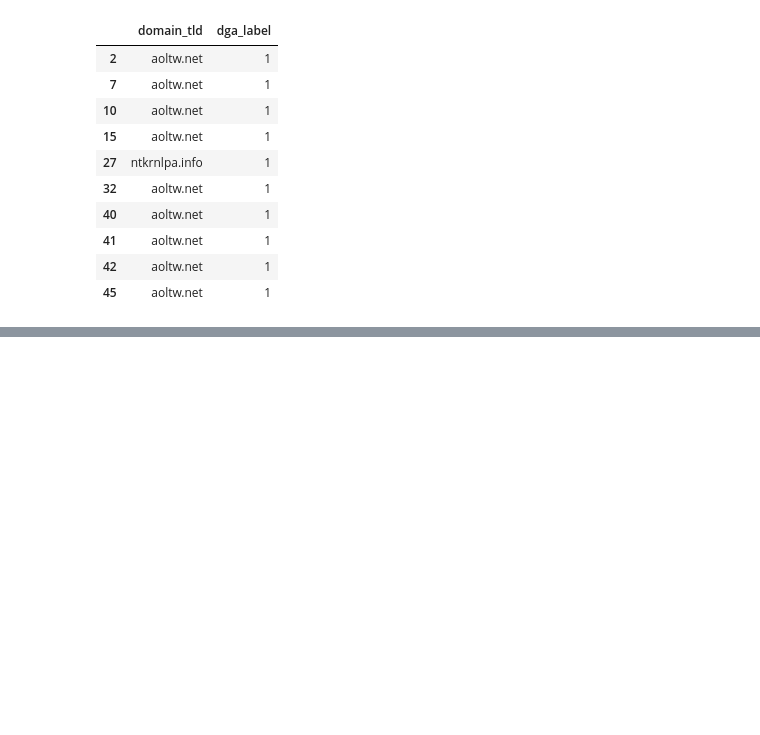
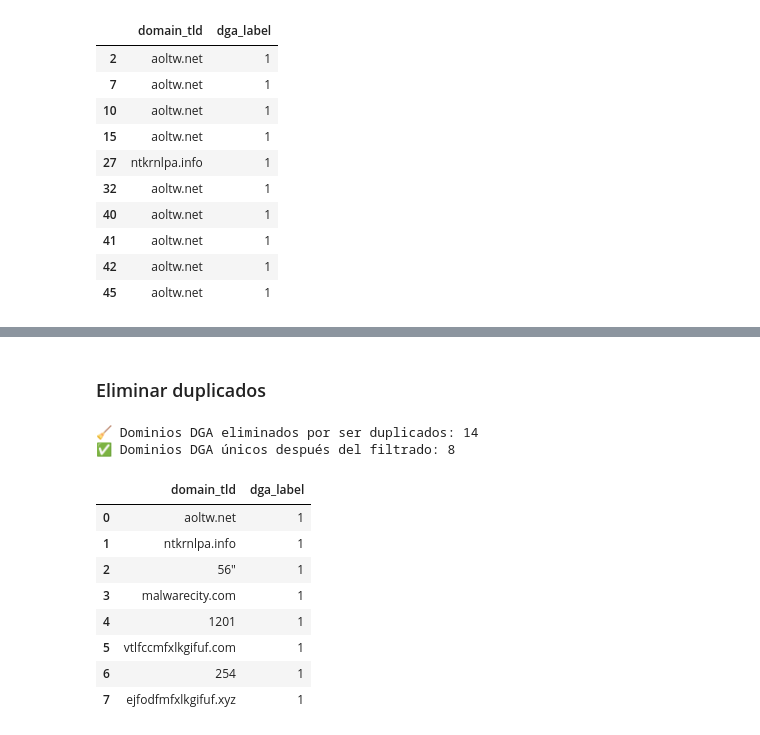
Before and after one commit to mvrcentes/Security_Data_Science, a Jupyter notebook: lab5.ipynb, the cells around one changed output, grey strips where cells are left out. Drawn from its saved outputs; the diff is of its cells as text; code cells hidden in the pictures; blank space fills up the shorter version.

```diff
--- a/lab5.ipynb
+++ b/lab5.ipynb
@@ -420,0 +514,30 @@ display(df_dga.head(10))
+# %% [markdown]
+### Eliminar duplicados
+# %%
+# 📌 Mostrar dominios duplicados antes de filtrar
+total_dga = df_existing[df_existing["dga_label"] == 1].shape[0]
+
+# 📌 Eliminar duplicados por dominio
+dga_unique = df_existing[df_existing["dga_label"] == 1].drop_duplicates(subset="domain_tld").reset_index(drop=True)
+
+# 📌 Contar cuántos fueron eliminados
+duplicates_removed = total_dga - len(dga_unique)
+
+# 📌 Mostrar resultados
+print(f"🧹 Dominios DGA eliminados por ser duplicados: {duplicates_removed}")
+print(f"✅ Dominios DGA únicos después del filtrado: {len(dga_unique)}")
+
+# 📌 Visualizar la nueva lista limpia
+display(dga_unique)
+# %% [output]
+🧹 Dominios DGA eliminados por ser duplicados: 14
+✅ Dominios DGA únicos después del filtrado: 8
+|  | domain_tld | dga_label |
+| 0 | aoltw.net | 1 |
+| 1 | ntkrnlpa.info | 1 |
+| 2 | 56" | 1 |
+| 3 | malwarecity.com | 1 |
+| 4 | 1201 | 1 |
+| 5 | vtlfccmfxlkgifuf.com | 1 |
+| 6 | 254 | 1 |
+| 7 | ejfodfmfxlkgifuf.xyz | 1 |
```
Also changed, not shown: parts of 17 cells of this notebook, 1 other file.
